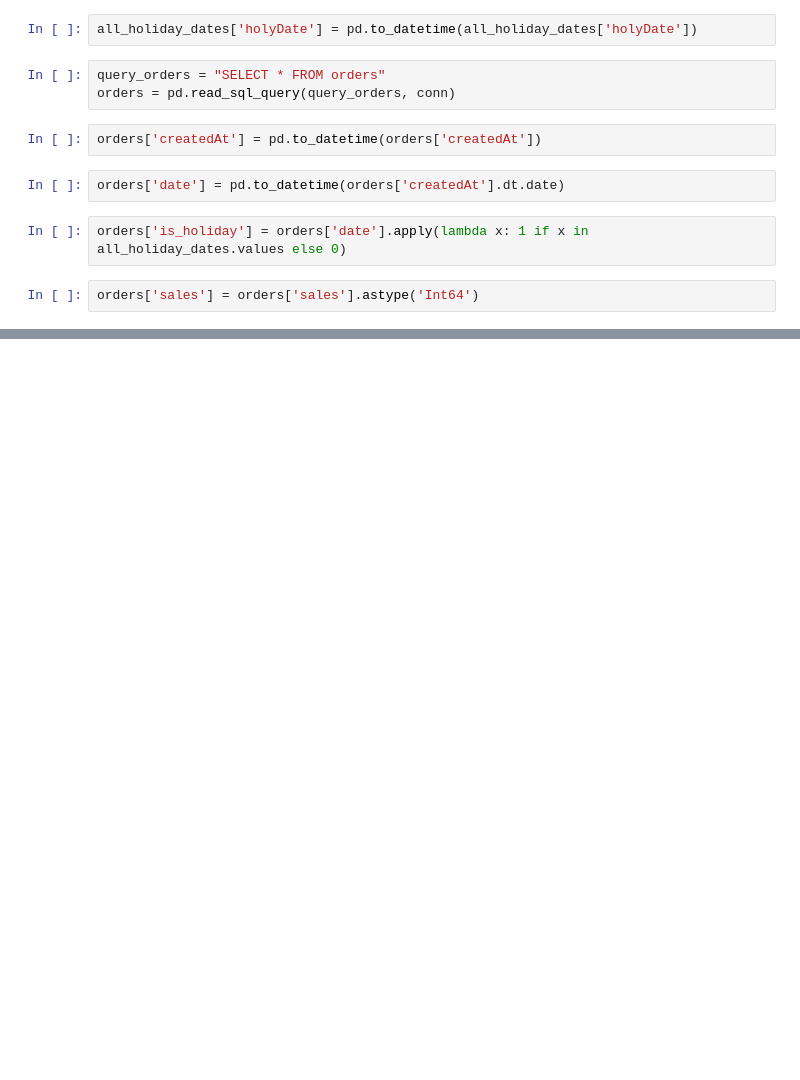
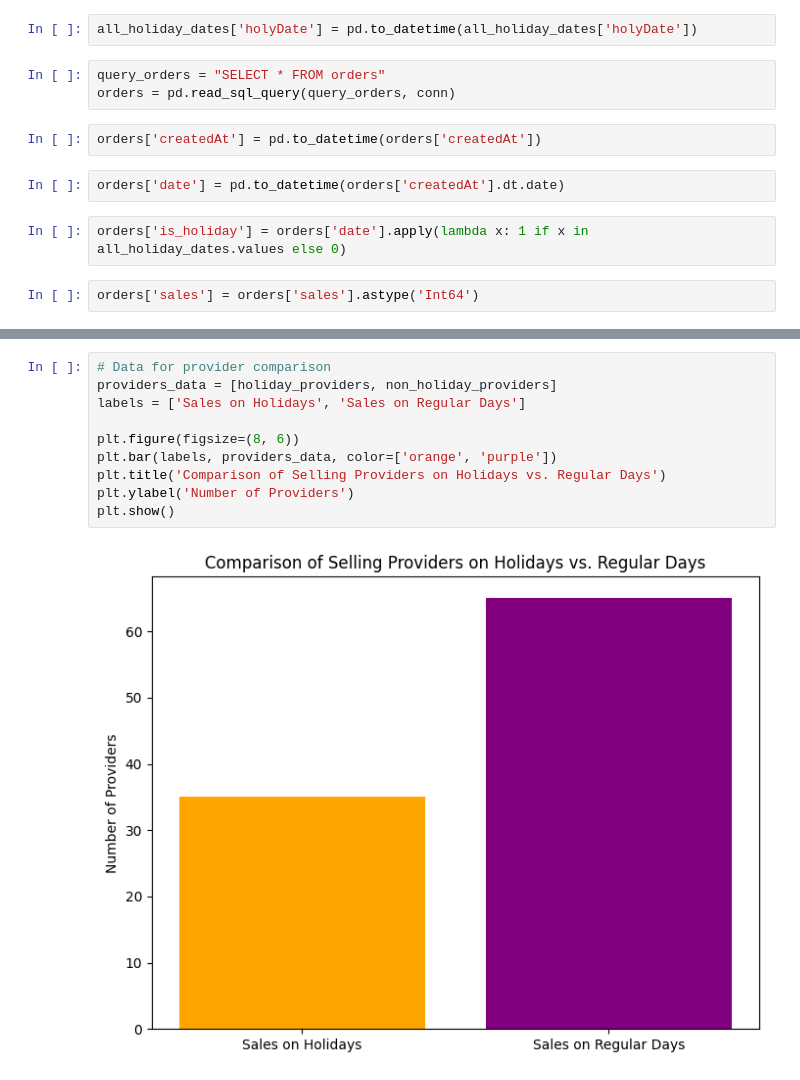
Before and after one commit to herman72/ResQ_problems, a Jupyter notebook: problemTwo.ipynb, the cells around one changed output, grey strips where cells are left out. Drawn from its saved outputs; the diff is of its cells as text; blank space fills up the shorter version.

```diff
--- a/problemTwo.ipynb
+++ b/problemTwo.ipynb
@@ -81,0 +136,12 @@ orders['sales'] = orders['sales'].astype('Int64')
+# %%
+# Data for provider comparison
+providers_data = [holiday_providers, non_holiday_providers]
+labels = ['Sales on Holidays', 'Sales on Regular Days']
+
+plt.figure(figsize=(8, 6))
+plt.bar(labels, providers_data, color=['orange', 'purple'])
+plt.title('Comparison of Selling Providers on Holidays vs. Regular Days')
+plt.ylabel('Number of Providers')
+plt.show()
+# %% [output]
+[figure, added]
```
Also changed, not shown: parts of 7 cells of this notebook.
